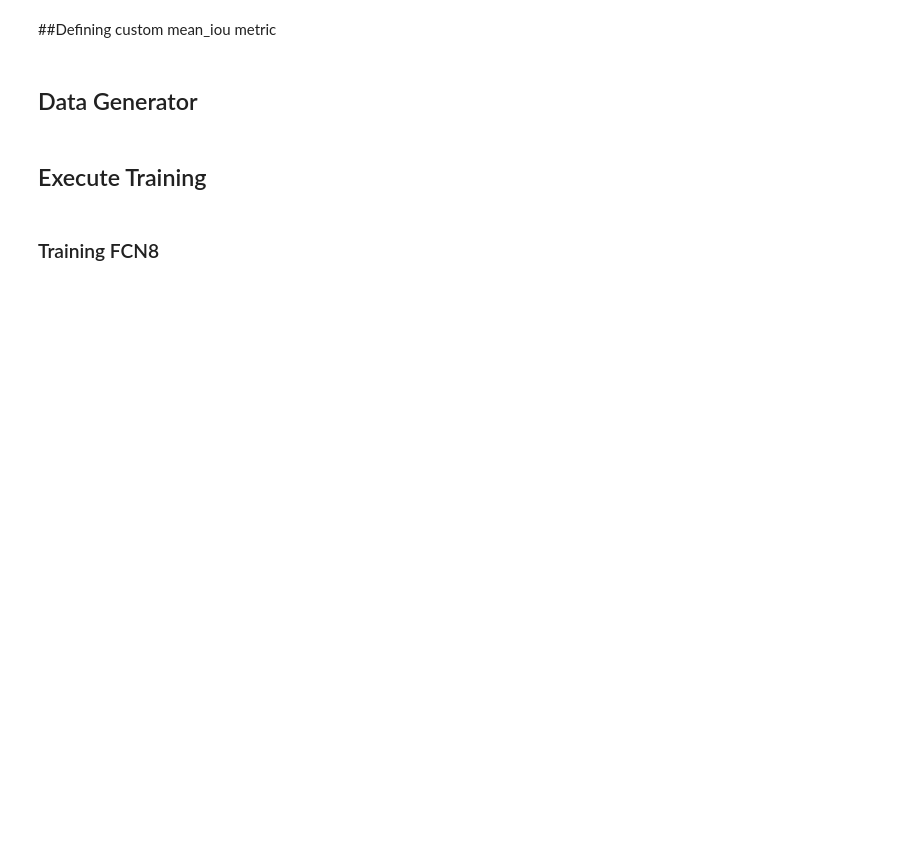
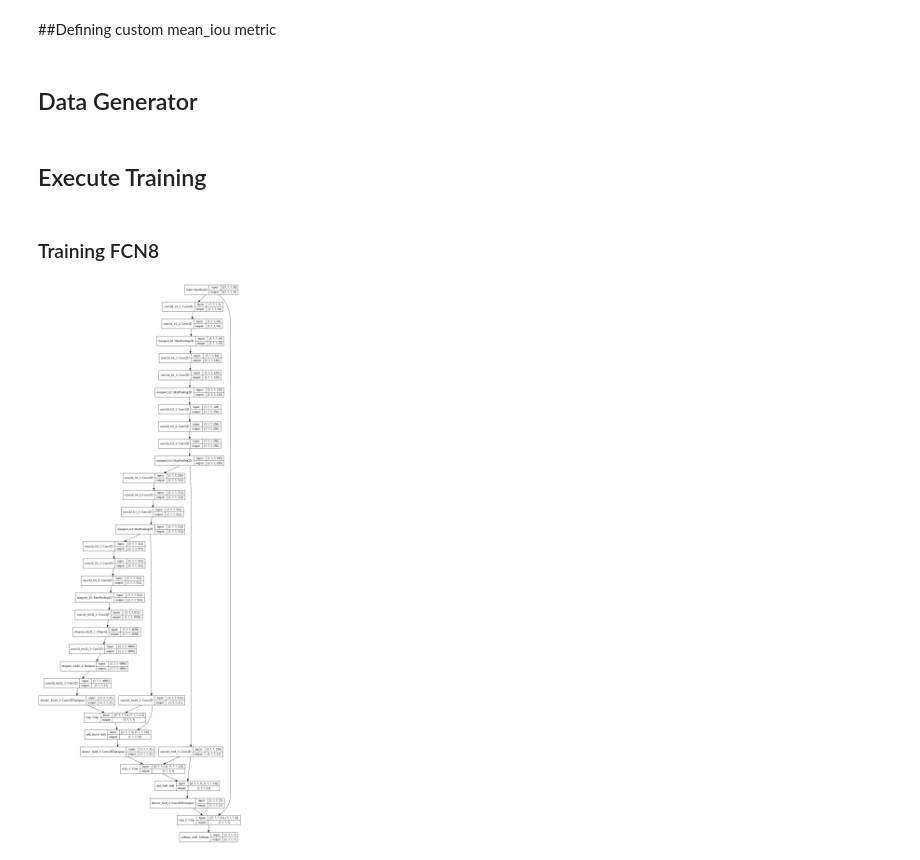
Before and after one commit to giacomogreggio/computer-vision-project, a Jupyter notebook: VGG_FCN8_with_variable_size.ipynb, the cells around one changed output. Saved outputs shown, nothing was run; the diff lists cells and outputs as text; code cells hidden in the pictures; blank space fills up the shorter version.

```diff
--- a/VGG_FCN8_with_variable_size.ipynb
+++ b/VGG_FCN8_with_variable_size.ipynb
@@ -77,17 +86,17 @@ def open_image(name, path):
 #Important Hyperparameters
 # %%
 IMAGE_SHAPE=(500,500,3)
-N_CLASSES=22
+N_CLASSES=21
 L2_VALUE=5**-4
 
-BATCH_SIZE = 20
+BATCH_SIZE = 1
 BUFFER_SIZE = 1000
 EPOCHS = 500
 VAL_SUBSPLITS = 5
 
 DATASET_PATH = "/content"
-IMAGE_PATH = DATASET_PATH + '/imgVOC'
-MASK_PATH = DATASET_PATH + '/SegmentationClassConvertedMin'
+IMAGE_PATH = DATASET_PATH + '/JPEGImages'
+MASK_PATH = DATASET_PATH + '/maskVOC21'
 
 TRAIN_LENGTH = len(TRAIN_FILE_NAMES)
 VALIDATION_STEPS = len(VAL_FILE_NAMES)//BATCH_SIZE//VAL_SUBSPLITS
@@ -285,3 +284,8 @@ callbacks=[
+# %%
+def sparse_crossentropy_masked(y_true, y_pred):
+    y_true_masked = tf.boolean_mask(y_true, tf.not_equal(y_true, 21))
+    y_pred_masked = tf.boolean_mask(y_pred, tf.not_equal(y_true, 21))
+    return tf.keras.backend.mean(keras.losses.sparse_categorical_crossentropy(y_true_masked, y_pred_masked))
 # %% [markdown]
 ##Defining custom mean_iou metric
 # %%
@@ -291,8 +295,11 @@ class AdaptedMeanIoU(tf.keras.metrics.Metric):
     self.mean_iou=MeanIoU(n_classes)
 
   def update_state(self, y_true, y_pred, sample_weight=None):
-    y_pred_converted=tf.argmax(y_pred,axis=-1)
-    self.mean_iou.update_state(y_true,y_pred_converted)
+    y_true_masked = tf.boolean_mask(y_true, tf.not_equal(y_true, 21))
+    y_pred_masked = tf.boolean_mask(y_pred, tf.not_equal(y_true, 21))
+
+    y_pred_converted=tf.argmax(y_pred_masked,axis=-1)
+    self.mean_iou.update_state(y_true_masked,y_pred_converted)
   def result(self):
     return self.mean_iou.result()
   def reset_states(self):
@@ -347,6 +355,8 @@ class DataGenerator(Sequence):
 # %% [markdown]
 ### Training FCN8
 # %%
-model=create_fcn8()
-model.compile(optimizer=SGD(learning_rate=0.1, momentum=0.9, clipnorm=1), loss=SparseCategoricalCrossentropy(), metrics=[AdaptedMeanIoU(n_classes=N_CLASSES)])
-tf.keras.utils.plot_model(model, show_shapes=True)
+fcn8_model=create_fcn8()
+fcn8_model.compile(optimizer=SGD(learning_rate=0.01, momentum=0.99, clipnorm=1), loss=sparse_crossentropy_masked, metrics=[AdaptedMeanIoU(n_classes=N_CLASSES)])
+tf.keras.utils.plot_model(fcn8_model, show_shapes=True)
+# %% [output]
+[figure, added]
```
Also changed, not shown: parts of 21 cells of this notebook.
